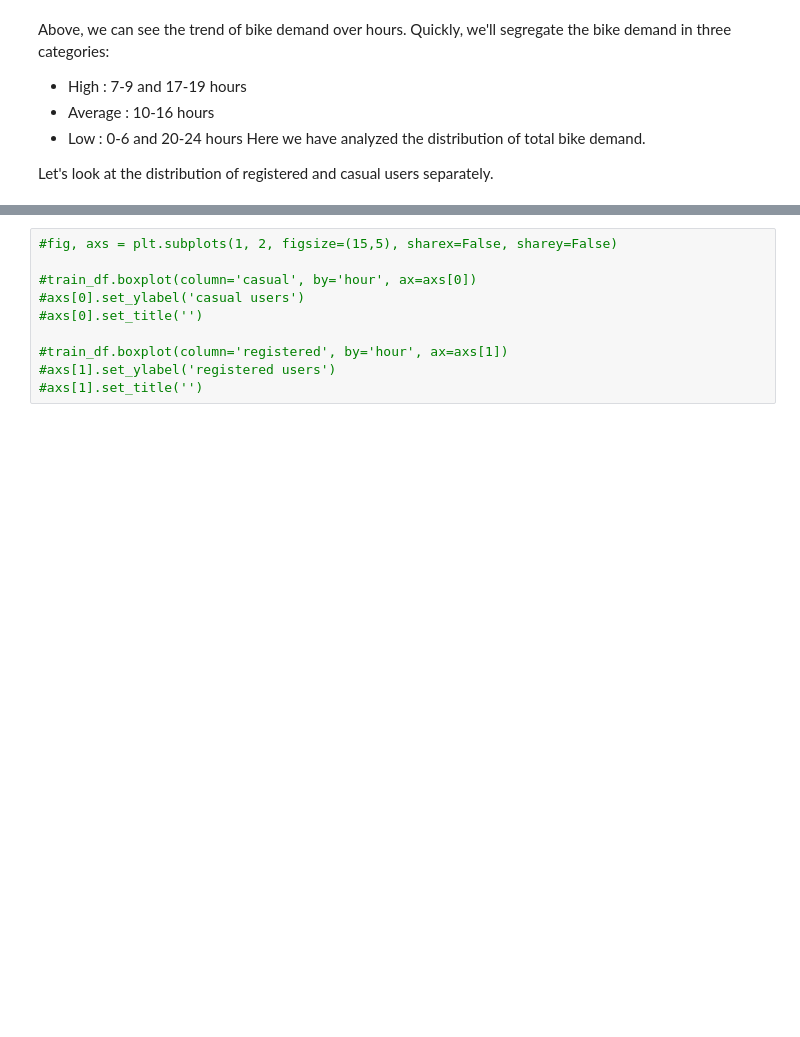
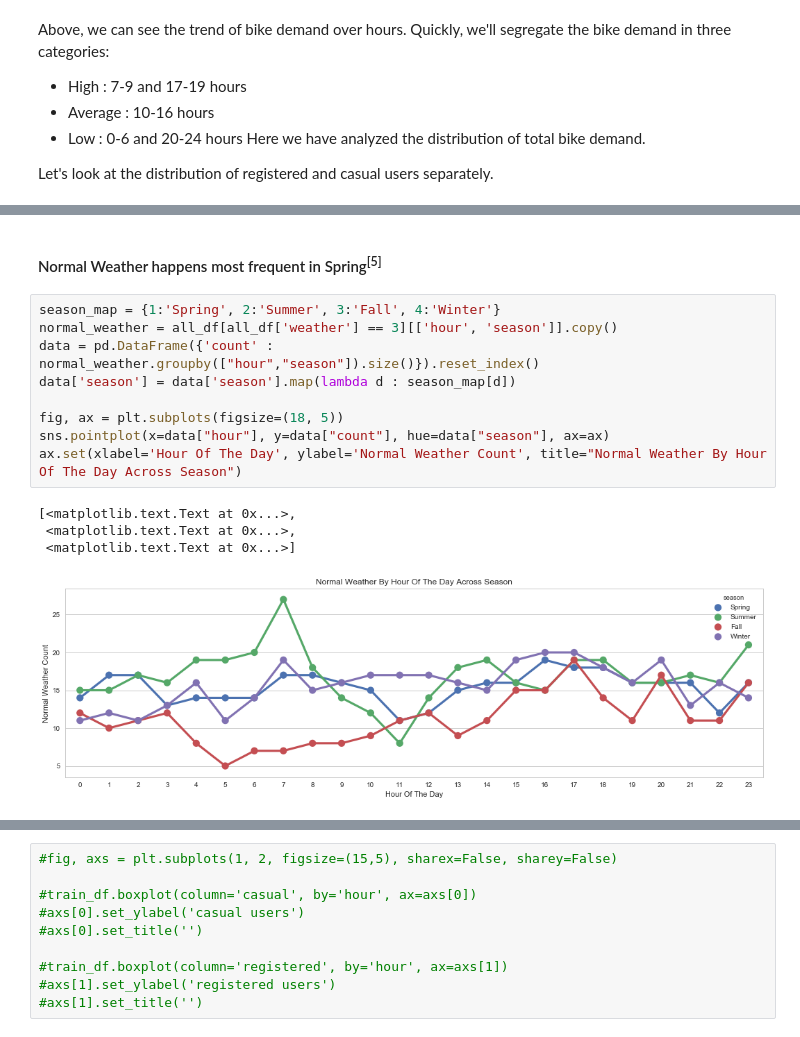
Before and after one commit to LinuxAI-PKU/ml-workspace, a Jupyter notebook: kaggle-bike-sharing-demand/kaggle-bike-sharing-demand.ipynb, the cells around one changed output, grey strips where cells are left out. Drawn from its saved outputs; the diff is of its cells as text; blank space fills up the shorter version.

```diff
--- a/kaggle-bike-sharing-demand/kaggle-bike-sharing-demand.ipynb
+++ b/kaggle-bike-sharing-demand/kaggle-bike-sharing-demand.ipynb
@@ -341,0 +360,16 @@ Let's look at the distribution of registered and casual users separately.
+# %% [markdown]
+#### Normal Weather happens most frequent in Spring<sup>[5]</sup>
+# %%
+season_map = {1:'Spring', 2:'Summer', 3:'Fall', 4:'Winter'}
+normal_weather = all_df[all_df['weather'] == 3][['hour', 'season']].copy()
+data = pd.DataFrame({'count' : normal_weather.groupby(["hour","season"]).size()}).reset_index()
+data['season'] = data['season'].map(lambda d : season_map[d])
+
+fig, ax = plt.subplots(figsize=(18, 5))
+sns.pointplot(x=data["hour"], y=data["count"], hue=data["season"], ax=ax)
+ax.set(xlabel='Hour Of The Day', ylabel='Normal Weather Count', title="Normal Weather By Hour Of The Day Across Season")
+# %% [output]
+[<matplotlib.text.Text at 0x...>,
+ <matplotlib.text.Text at 0x...>,
+ <matplotlib.text.Text at 0x...>]
+[figure, added]
```
Also changed, not shown: parts of 32 cells of this notebook, 1 other file.
